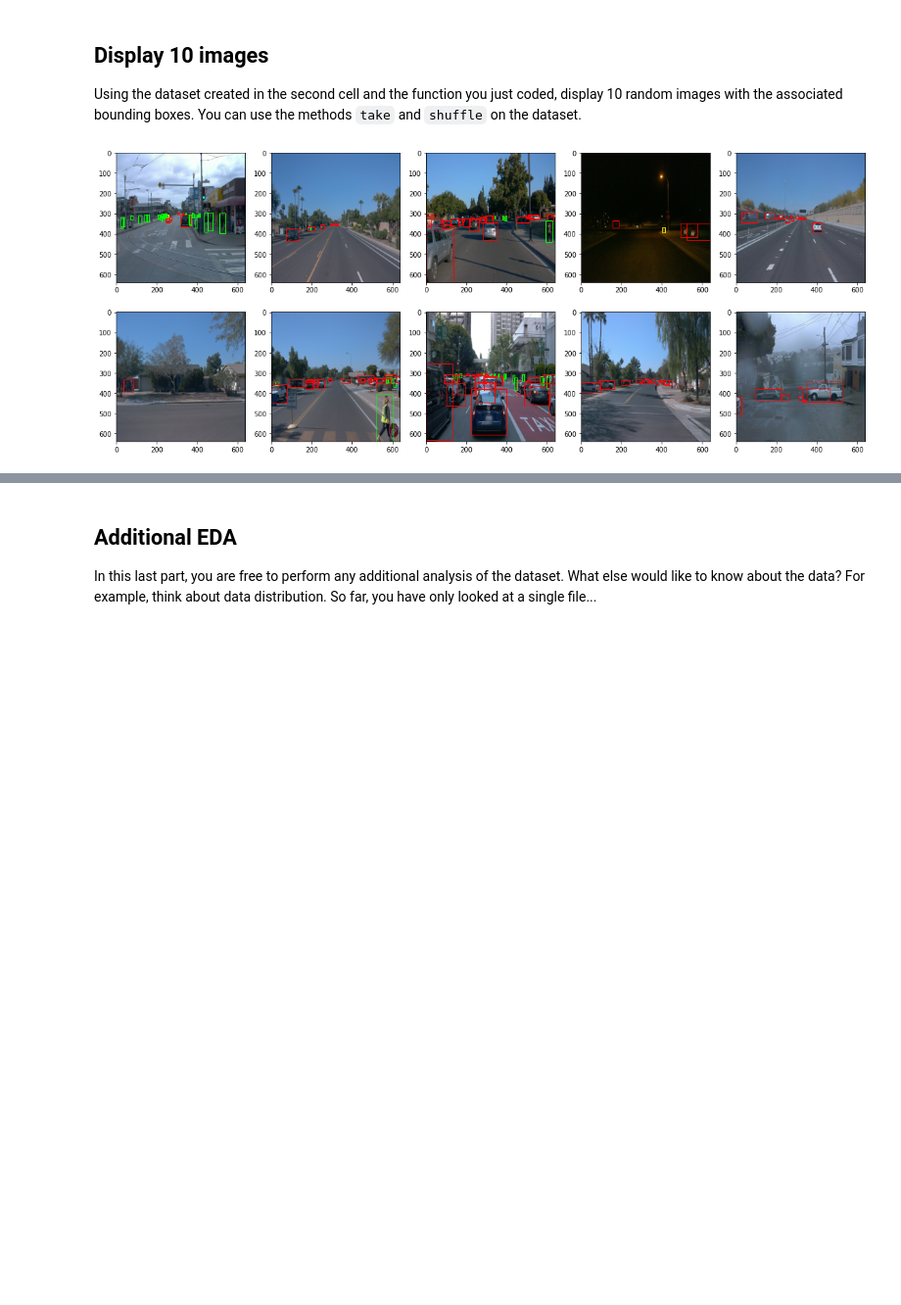
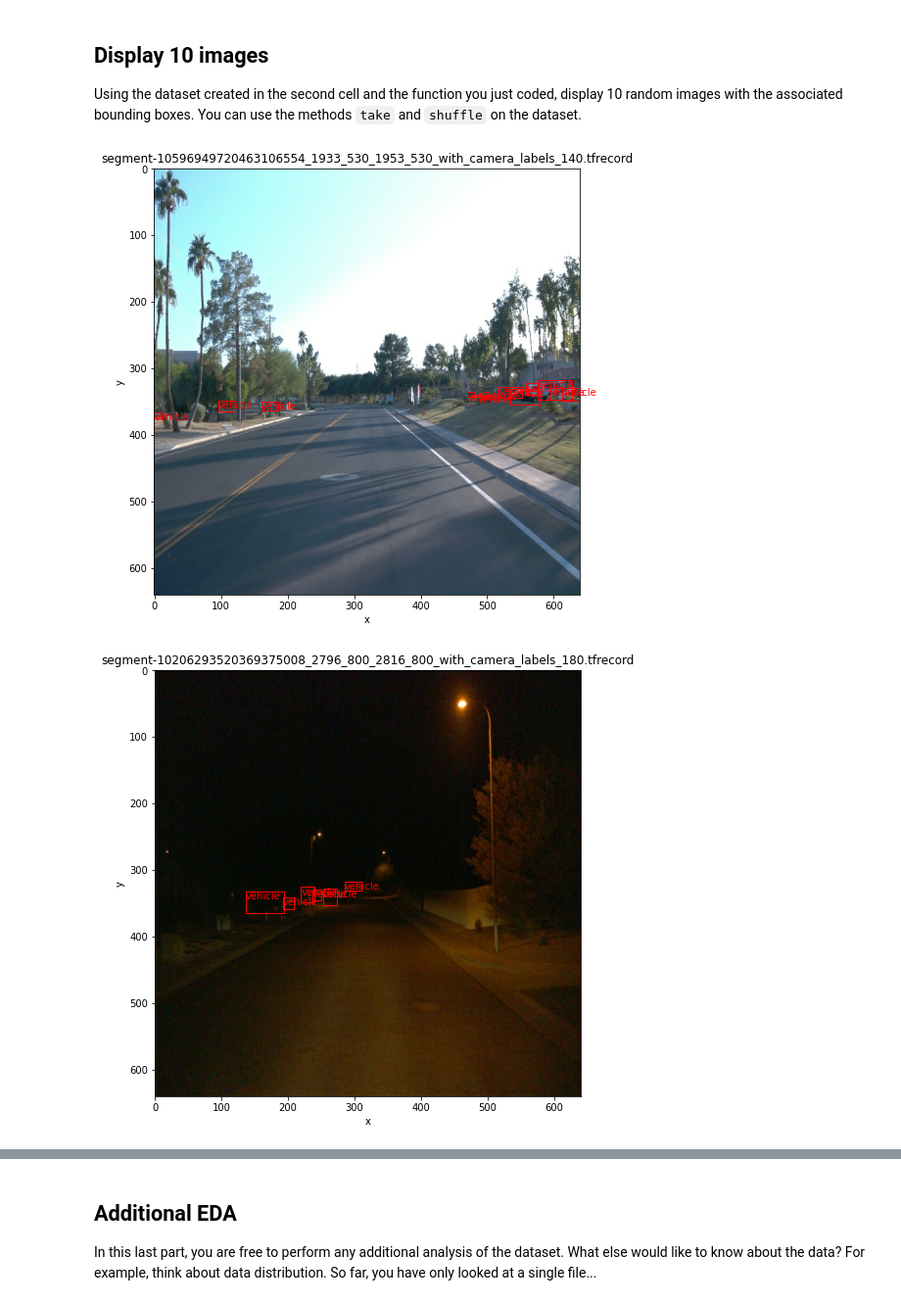
Before and after one commit to RuchitJathania/Object-Detection-in-an-Urban-Environment, a Jupyter notebook: Exploratory Data Analysis.ipynb, the cells around one changed output, grey strips where cells are left out. Shown at 98% size. Drawn from its saved outputs; the diff is of its cells as text; code cells hidden in the pictures; blank space fills up the shorter version.

Commit message:
Display training data images for analysis

```diff
--- a/Exploratory Data Analysis.ipynb
+++ b/Exploratory Data Analysis.ipynb
@@ -31,24 +26,30 @@ Implement the `display_images` function below. This function takes a batch as an
 # %%
 def display_images(batch):
     # TODO - Your implementation here
-    f, ax = plt.subplots(2, 5, figsize=(20, 8))
+    # f, ax = plt.subplots()
     # Colors:
     colormap = {1:[1, 0, 0], 2:[0,1,0], 3:[0, 0, 1], 4:[1, 1, 0]}
+    obj_class = {1:'vehicle',2:'pedestrian',3:'',4:'cyclist'}
     itr = 0
-    for dic in batch:
-        x = itr % 2
-        y = itr % 5
-        img = dic["image"].numpy()
-        ax[x, y].imshow(img)
-        gt_boxes = dic["groundtruth_boxes"].numpy()
-        cl = dic["groundtruth_classes"].numpy()
-        itrbox = 0
-        for box in gt_boxes:
-            y1, x1, y2, x2 = box*640
-            rec = patches.Rectangle((x1,y1), x2-x1, y2-y1, facecolor = 'none', edgecolor = colormap[cl[itrbox]])
-            ax[x,y].add_patch(rec)
-            itrbox+=1
-        itr+=1
+    dic = batch
+    #for dic in batch:
+    f, ax = plt.subplots(figsize=(8,8))
+    tfrecord_name = dic["filename"].numpy().decode('UTF-8')
+    ax.set_title(tfrecord_name)
+    ax.set_xlabel("x")
+    ax.set_ylabel("y")
+    img = dic["image"].numpy()
+    ax.imshow(img)
+    gt_boxes = dic["groundtruth_boxes"].numpy()
+    cl = dic["groundtruth_classes"].numpy()
+    itrbox = 0
+    for box in gt_boxes:
+        y1, x1, y2, x2 = box*640
+        clr = colormap[cl[itrbox]]
+        rec = patches.Rectangle((x1,y1), x2-x1, y2-y1, facecolor = 'none', edgecolor = clr)
+        ax.add_patch(rec)
+        ax.annotate(obj_class[cl[itrbox]],(x1,y1),color=clr, ha='left', va='top')
+        itrbox+=1
     plt.show()
 # %% [markdown]
 ## Display 10 images
@@ -57,6 +58,8 @@ Using the dataset created in the second cell and the function you just coded, di
 # %%
 # Display 10 random images in dataset
 batch = dataset.take(10)
-display_images(batch)
+for dic in batch:
+    display_images(dic)
 # %% [output]
-[figure, old version]
+[figure, new version]
+[figure, added]
```
Also changed, not shown: parts of 4 cells of this notebook.
